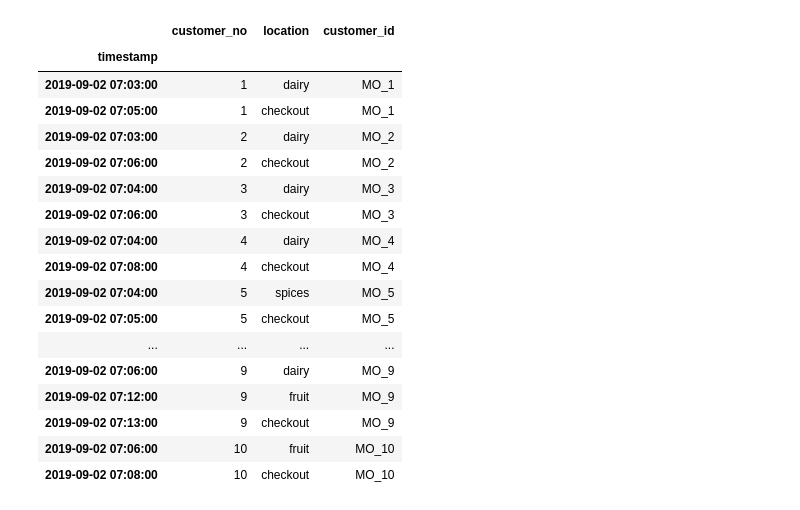
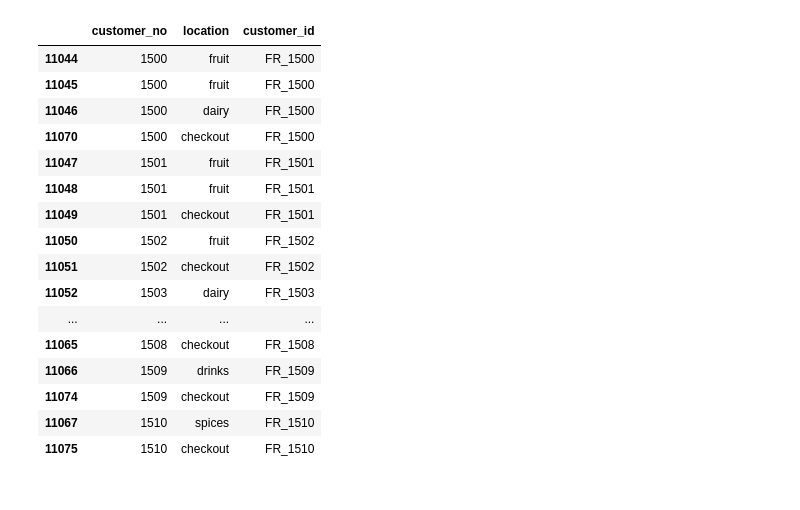
Before and after one commit to Stefan-battistetti/Supermarket_Markov, a Jupyter notebook: markov_chains.ipynb, the cells around one changed output. Saved outputs shown, nothing was run; the diff lists cells and outputs as text; code cells hidden in the pictures.

```diff
--- a/markov_chains.ipynb
+++ b/markov_chains.ipynb
@@ -94,6 +80,4 @@ df_3 = pd.read_csv('data/thursday.csv', parse_dates=True, index_col=0, sep=';')
 df_4 = pd.read_csv('data/friday.csv', parse_dates=True, index_col=0, sep=';')
 # %%
 df_lst = [df_0, df_1, df_2, df_3, df_4]
+days = ['MO','TU','WE','TH','FR']
-# %%
-for i in df_lst:
-    sort_df(i)
@@ -121,9 +83,0 @@ df_2.head(30)
-# %%
-
-#df_02 = df_2.resample('m', on='timestamp').ffill()
-for i in
-    df_2.resample('1min').ffill()
-
-
-
-df_2.head(30)
@@ -138,3 +84,9 @@ create_id(df_4,'FR')
+# %%
+for i in range(len(df_lst)):
+    df_lst[i] = sort_df(df_lst[i])
+    df_lst[i] = filling_steps(df_lst[i])
+    df_lst[i] = checkout(df_lst[i])
+    create_id(df_lst[i],days[i])
 # %%
 df_0.info()
 # %% [output]
@@ -187,21 +172,20 @@ memory usage: 777.4+ KB
 # %%
-df.head(30)
+df.tail(30)
 # %% [output]
 |  | customer_no | location | customer_id |
-| timestamp |  |  |  |
-| 2019-09-02 07:03:00 | 1 | dairy | MO_1 |
-| 2019-09-02 07:05:00 | 1 | checkout | MO_1 |
-| 2019-09-02 07:03:00 | 2 | dairy | MO_2 |
-| 2019-09-02 07:06:00 | 2 | checkout | MO_2 |
-| 2019-09-02 07:04:00 | 3 | dairy | MO_3 |
-| 2019-09-02 07:06:00 | 3 | checkout | MO_3 |
-| 2019-09-02 07:04:00 | 4 | dairy | MO_4 |
-| 2019-09-02 07:08:00 | 4 | checkout | MO_4 |
-| 2019-09-02 07:04:00 | 5 | spices | MO_5 |
-| 2019-09-02 07:05:00 | 5 | checkout | MO_5 |
+| 11044 | 1500 | fruit | FR_1500 |
+| 11045 | 1500 | fruit | FR_1500 |
+| 11046 | 1500 | dairy | FR_1500 |
+| 11070 | 1500 | checkout | FR_1500 |
+| 11047 | 1501 | fruit | FR_1501 |
+| 11048 | 1501 | fruit | FR_1501 |
+| 11049 | 1501 | checkout | FR_1501 |
+| 11050 | 1502 | fruit | FR_1502 |
+| 11051 | 1502 | checkout | FR_1502 |
+| 11052 | 1503 | dairy | FR_1503 |
 | ... | ... | ... | ... |
-| 2019-09-02 07:06:00 | 9 | dairy | MO_9 |
-| 2019-09-02 07:12:00 | 9 | fruit | MO_9 |
-| 2019-09-02 07:13:00 | 9 | checkout | MO_9 |
-| 2019-09-02 07:06:00 | 10 | fruit | MO_10 |
-| 2019-09-02 07:08:00 | 10 | checkout | MO_10 |
+| 11065 | 1508 | checkout | FR_1508 |
+| 11066 | 1509 | drinks | FR_1509 |
+| 11074 | 1509 | checkout | FR_1509 |
+| 11067 | 1510 | spices | FR_1510 |
+| 11075 | 1510 | checkout | FR_1510 |
```
Also changed, not shown: parts of 40 cells of this notebook.
